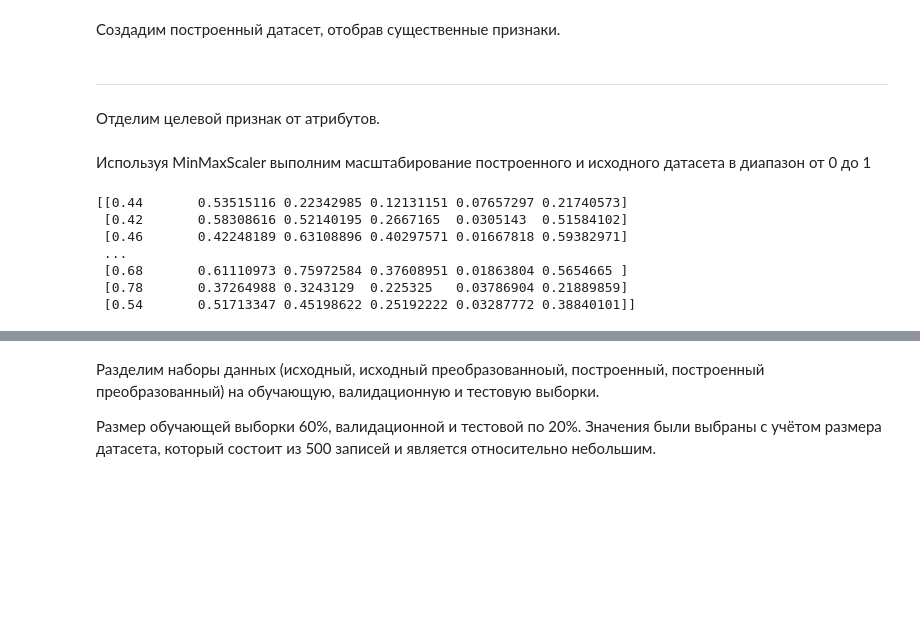
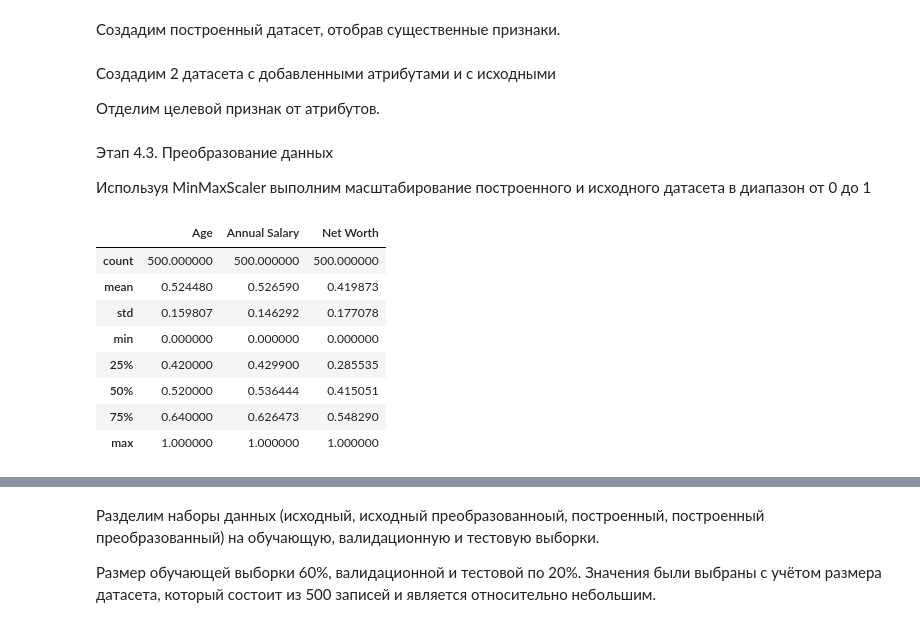
Before and after one commit to Ilia-iz/IAD_1, a Jupyter notebook: IAD1.ipynb, the cells around one changed output, grey strips where cells are left out. Cells and saved outputs as stored; diff of their text form; code cells hidden in the pictures; blank space fills up the shorter version.

```diff
--- a/IAD1.ipynb
+++ b/IAD1.ipynb
@@ -257,17 +267,15 @@ Name: Car Purchase Amount, dtype: float64
 ---
 # %% [markdown]
 Создадим построенный датасет, отобрав существенные признаки.
+# %% [markdown]
+Создадим 2 датасета с добавленными атрибутами и с исходными
+
+Отделим целевой признак от атрибутов.
 # %%
 strong_features = ['Age', 'Annual Salary', 'Net Worth']
 target = 'Car Purchase Amount'
 
 df_constructed = df[strong_features + [target]].copy()
-# %% [markdown]
-
-
----
-
-Отделим целевой признак от атрибутов.
 # %%
 X = df.drop(['Car Purchase Amount'], axis=1)
 Y = df['Car Purchase Amount']
@@ -275,22 +283,33 @@ Y = df['Car Purchase Amount']
 X_constructed = df_constructed.drop(['Car Purchase Amount'], axis=1)
 Y_constructed = df_constructed['Car Purchase Amount']
 # %% [markdown]
+Этап 4.3. Преобразование данных
+
 Используя MinMaxScaler выполним масштабирование построенного и исходного датасета в диапазон от 0 до 1
 # %%
-scaler = MinMaxScaler(feature_range = (0, 1))
+scaler_X = MinMaxScaler()
+X_scaled = scaler_X.fit_transform(X)
 
-X_scaled = scaler.fit_transform(X)
-Y_scaled = scaler.fit_transform(Y.values.reshape(-1, 1))
+scaler_Y = MinMaxScaler()
+Y_scaled = scaler_Y.fit_transform(Y.values.reshape(-1, 1))
 
-X_constructed_scaled = scaler.fit_transform(X_constructed)
-Y_constructed_scaled = scaler.fit_transform(Y_constructed.values.reshape(-1, 1))
+scaler_Xc = MinMaxScaler()
+X_constructed_scaled = scaler_Xc.fit_transform(X_constructed)
 
-print(X_scaled)
+scaler_Yc = MinMaxScaler()
+Y_constructed_scaled = scaler_Yc.fit_transform(Y_constructed.values.reshape(-1, 1))
+
+X_scaled_df = pd.DataFrame(X_scaled, columns=X.columns)
+X_constructed_scaled_df = pd.DataFrame(X_constructed_scaled, columns=X_constructed.columns)
+
+X_scaled_df.describe()
 # %% [output]
-[[0.44       0.53515116 0.22342985 0.12131151 0.07657297 0.21740573]
- [0.42       0.58308616 0.52140195 0.2667165  0.0305143  0.51584102]
- [0.46       0.42248189 0.63108896 0.40297571 0.01667818 0.59382971]
- ...
- [0.68       0.61110973 0.75972584 0.37608951 0.01863804 0.5654665 ]
- [0.78       0.37264988 0.3243129  0.225325   0.03786904 0.21889859]
- [0.54       0.51713347 0.45198622 0.25192222 0.03287772 0.38840101]]
+|  | Age | Annual Salary | Net Worth |
+| count | 500.000000 | 500.000000 | 500.000000 |
+| mean | 0.524480 | 0.526590 | 0.419873 |
+| std | 0.159807 | 0.146292 | 0.177078 |
+| min | 0.000000 | 0.000000 | 0.000000 |
+| 25% | 0.420000 | 0.429900 | 0.285535 |
+| 50% | 0.520000 | 0.536444 | 0.415051 |
+| 75% | 0.640000 | 0.626473 | 0.548290 |
+| max | 1.000000 | 1.000000 | 1.000000 |
```
Also changed, not shown: parts of 8 cells of this notebook.
